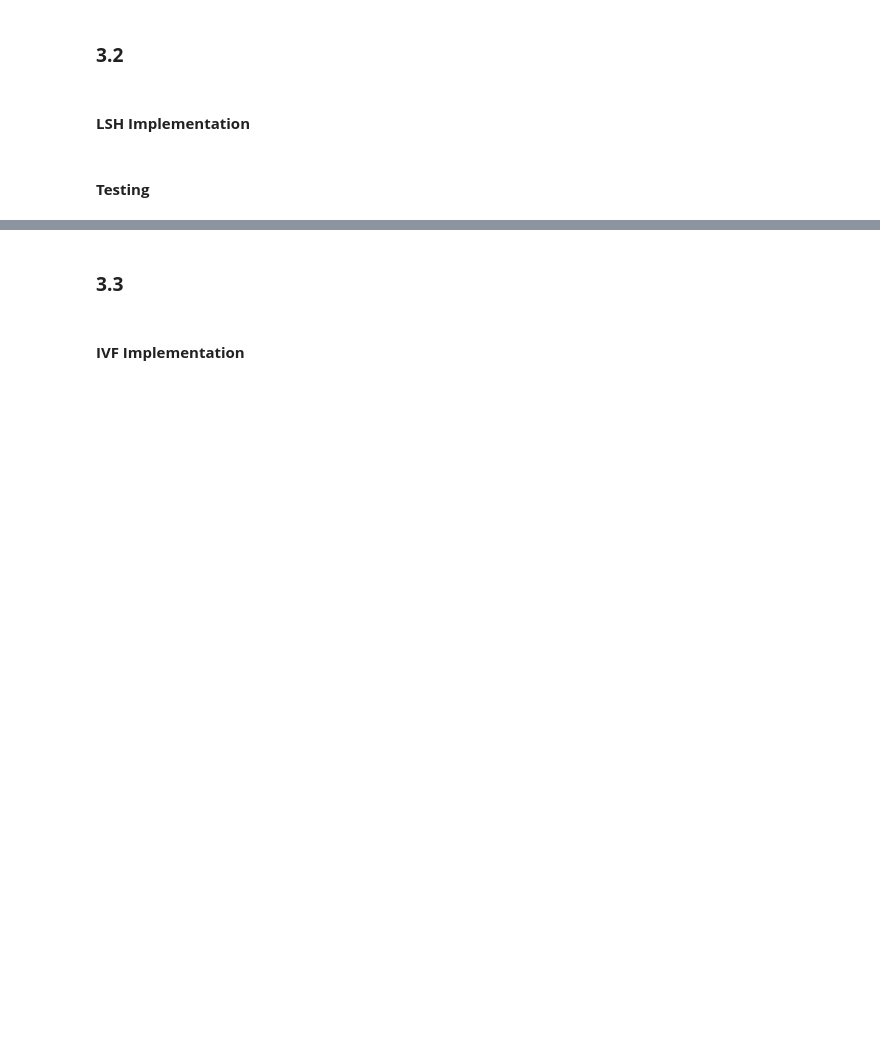
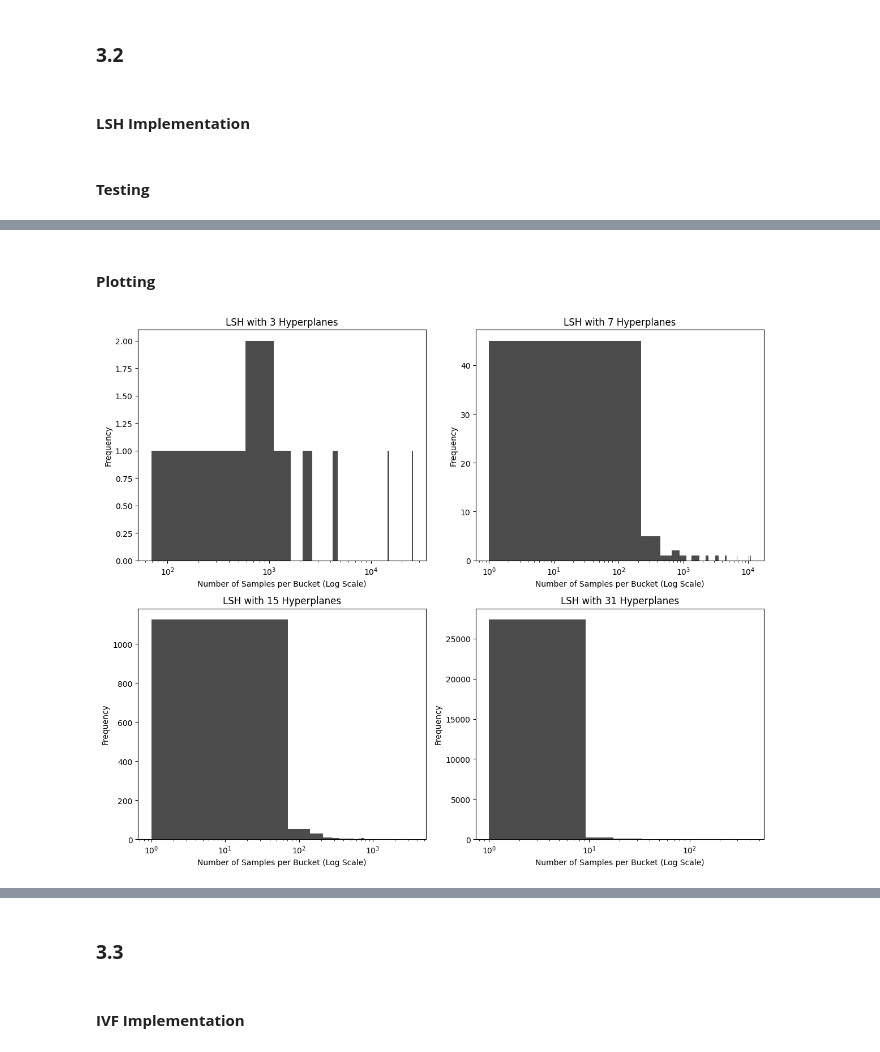
Before and after one commit to ChetaNMahipaL/SMAI-Assignment-1, a Jupyter notebook: KNN_ANN/main.ipynb, the cells around one changed output, grey strips where cells are left out. Drawn from its saved outputs; the diff is of its cells as text; code cells hidden in the pictures; blank space fills up the shorter version.

```diff
--- a/KNN_ANN/main.ipynb
+++ b/KNN_ANN/main.ipynb
@@ -147,16 +153,10 @@ def classify_text_embeddings(text_embeddings, test_embeddings, test_labels, k=1,
     all_predicted = []
     all_true = []
 
+    knn_indices = knn(text_embeddings, test_embeddings, k, metric)
+
     for i in range(total):
-        if metric == "euclidean":
-            distances = np.sqrt(np.sum((text_embeddings - test_embeddings[i])**2, axis=1))
-        else:  # cosine
-            norm_text = np.linalg.norm(text_embeddings, axis=1)
-            norm_test = np.linalg.norm(test_embeddings[i])
-            distances = 1 - np.dot(text_embeddings, test_embeddings[i]) / (norm_text * norm_test)
-
-        knn_indices = np.argsort(distances)[:k]
-        predicted_label = knn_indices[0]
+        predicted_label = knn_indices[i][0]
         true_label = test_labels[i]
 
         all_predicted.append(predicted_label)
@@ -269,20 +266,21 @@ Average Comparisons per Query: 50000.0
 # %%
 class LSH:
     def __init__(self, num_planes, dimension):
+
         self.num_planes = num_planes
         self.dimension = dimension
-
         self.hyperplanes = np.random.randn(self.num_planes, self.dimension)
 
     def hash(self, vector):
+
         dot_products = np.dot(self.hyperplanes, vector)
         hash_code = (dot_products > 0).astype(int)
         return hash_code
 
     def fit(self, dataset):
+
         self.dataset = dataset
         self.hash_codes = np.array([self.hash(vector) for vector in dataset])
-
         self.hash_buckets = {}
         for idx, code in enumerate(self.hash_codes):
             code_tuple = tuple(code)
@@ -290,7 +288,11 @@ class LSH:
                 self.hash_buckets[code_tuple] = []
             self.hash_buckets[code_tuple].append(idx)
 
+    def get_bucket_sizes(self):
+        return [len(indices) for indices in self.hash_buckets.values()]
+
     def search(self, query_vector, k=5):
+
         query_hash = self.hash(query_vector)
         query_hash_tuple = tuple(query_hash)
 
@@ -324,7 +326,7 @@ class LSH:
         return np.array([]), comparison_count
 
 def compute_metrics(train_embeddings, train_labels, test_embeddings, test_labels, k=5):
-    lsh = LSH(num_planes=31, dimension=train_embeddings.shape[1])
+    lsh = LSH(num_planes=15, dimension=train_embeddings.shape[1])
     lsh.fit(train_embeddings)
 
     mrr = 0
@@ -376,0 +379,22 @@ Average Comparisons Per Query: 23
+# %% [markdown]
+#### **Plotting**
+# %%
+hyperplane_settings = [3, 7, 15, 31]
+fig, axes = plt.subplots(2, 2, figsize=(12, 10))
+
+for i, num_planes in enumerate(hyperplane_settings):
+    lsh = LSH(num_planes=num_planes, dimension=train_embeddings.shape[1])
+    lsh.fit(train_embeddings)
+    bucket_sizes = lsh.get_bucket_sizes()
+
+    row, col = divmod(i, 2)
+    axes[row, col].hist(bucket_sizes, bins=50, color='black', alpha=0.7)
+    axes[row, col].set_xscale('log')
+    axes[row, col].set_xlabel("Number of Samples per Bucket (Log Scale)")
+    axes[row, col].set_ylabel("Frequency")
+    axes[row, col].set_title(f"LSH with {num_planes} Hyperplanes")
+
+plt.tight_layout()
+plt.show()
+# %% [output]
+[figure, added]
```
Also changed, not shown: parts of 13 cells of this notebook.
